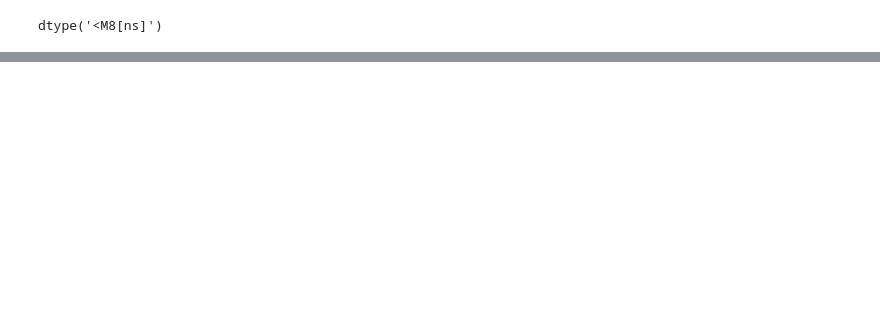
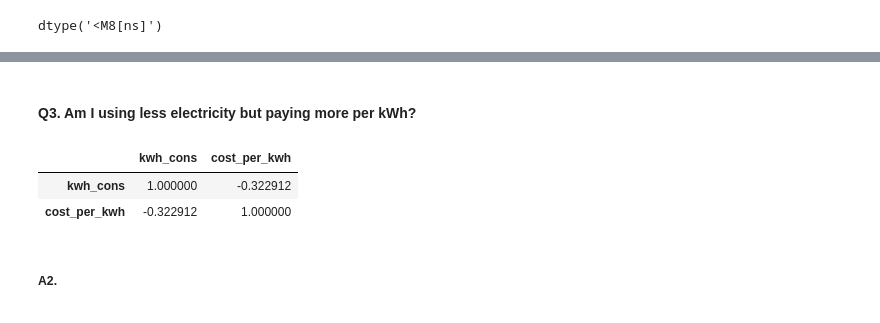
Before and after one commit to adrielmolina/portfolio, a Jupyter notebook: meralco_bills_analysis.ipynb, the cells around one changed output, grey strips where cells are left out. Drawn from its saved outputs; the diff is of its cells as text; code cells hidden in the pictures; blank space fills up the shorter version.

```diff
--- a/meralco_bills_analysis.ipynb
+++ b/meralco_bills_analysis.ipynb
@@ -143,0 +169,2 @@ Based on the yearly average kWh consumption, the data shows an overall downward
+# %% [markdown]
+#### **Q3. Am I using less electricity but paying more per kWh?**
@@ -143,0 +186,9 @@ Based on the yearly average kWh consumption, the data shows an overall downward
+# %%
+bill[['kwh_cons', 'cost_per_kwh']].corr()
+# %% [output]
+|  | kwh_cons | cost_per_kwh |
+| kwh_cons | 1.000000 | -0.322912 |
+| cost_per_kwh | -0.322912 | 1.000000 |
+# %% [markdown]
+##### A2.
+>
```
Also changed, not shown: parts of 18 cells of this notebook, 3 other files.
